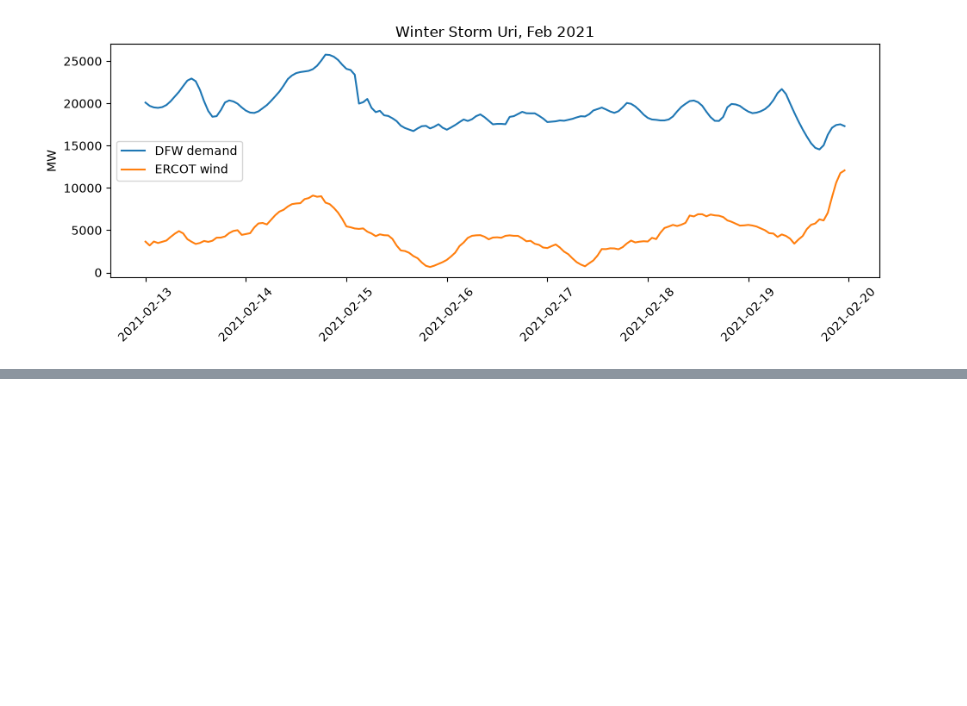
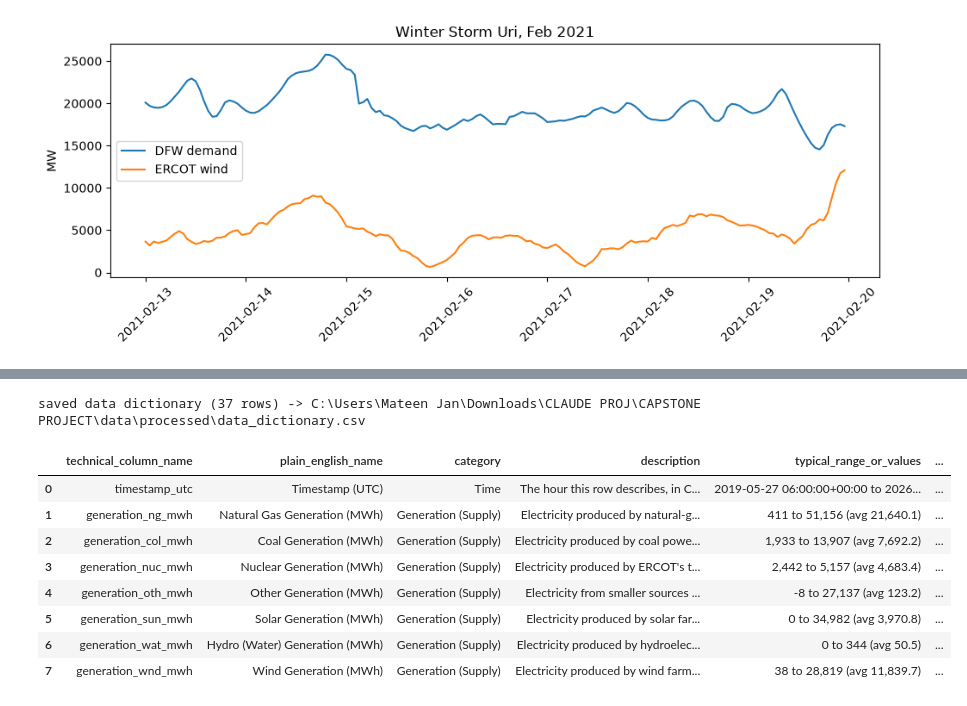
Before and after one commit to Mateen1367/dfw-ercot-capstone, a Jupyter notebook: notebooks/01_clean_and_explore.ipynb, the cells around one changed output, grey strips where cells are left out. Saved outputs shown, nothing was run; the diff lists cells and outputs as text; code cells hidden in the pictures; blank space fills up the shorter version.

```diff
--- a/notebooks/01_clean_and_explore.ipynb
+++ b/notebooks/01_clean_and_explore.ipynb
@@ -356,0 +414,40 @@ plt.xticks(rotation=45); plt.tight_layout(); plt.show()
+# %%
+DICT_CSV = PROJECT_DIR / "data" / "processed" / "data_dictionary.csv"
+
+rows = []
+for col in df.columns:
+    friendly, category, description = COLUMN_INFO[col]
+    s = df[col]
+    if pd.api.types.is_datetime64_any_dtype(s):
+        typical_range = f"{s.min()} to {s.max()}"
+    elif pd.api.types.is_numeric_dtype(s) and s.notna().any() and col not in ("year", "month", "hour_local", "dow_local", "is_weekend", "timestamp_repaired"):
+        typical_range = f"{s.min():,.0f} to {s.max():,.0f}  (avg {s.mean():,.1f})"
+    elif s.notna().any():
+        typical_range = ", ".join(sorted(map(str, s.dropna().unique()))[:8])
+    else:
+        typical_range = ""
+    rows.append({
+        "technical_column_name": col,
+        "plain_english_name": friendly,
+        "category": category,
+        "description": description,
+        "typical_range_or_values": typical_range,
+        "percent_missing": round(100 * s.isna().mean(), 2),
+    })
+
+data_dictionary = pd.DataFrame(rows)
+DICT_CSV.parent.mkdir(parents=True, exist_ok=True)
+data_dictionary.to_csv(DICT_CSV, index=False)
+print(f"saved data dictionary ({len(data_dictionary)} rows) -> {DICT_CSV}")
+data_dictionary.head(8)
+# %% [output]
+saved data dictionary (37 rows) -> C:\Users\Mateen Jan\Downloads\CLAUDE PROJ\CAPSTONE PROJECT\data\processed\data_dictionary.csv
+|  | technical_column_name | plain_english_name | category | description | typical_range_or_values | ... |
+| 0 | timestamp_utc | Timestamp (UTC) | Time | The hour this row describes, in C... | 2019-05-27 06:00:00+00:00 to 2026... | ... |
+| 1 | generation_ng_mwh | Natural Gas Generation (MWh) | Generation (Supply) | Electricity produced by natural-g... | 411 to 51,156 (avg 21,640.1) | ... |
+| 2 | generation_col_mwh | Coal Generation (MWh) | Generation (Supply) | Electricity produced by coal powe... | 1,933 to 13,907 (avg 7,692.2) | ... |
+| 3 | generation_nuc_mwh | Nuclear Generation (MWh) | Generation (Supply) | Electricity produced by ERCOT's t... | 2,442 to 5,157 (avg 4,683.4) | ... |
+| 4 | generation_oth_mwh | Other Generation (MWh) | Generation (Supply) | Electricity from smaller sources ... | -8 to 27,137 (avg 123.2) | ... |
+| 5 | generation_sun_mwh | Solar Generation (MWh) | Generation (Supply) | Electricity produced by solar far... | 0 to 34,982 (avg 3,970.8) | ... |
+| 6 | generation_wat_mwh | Hydro (Water) Generation (MWh) | Generation (Supply) | Electricity produced by hydroelec... | 0 to 344 (avg 50.5) | ... |
+| 7 | generation_wnd_mwh | Wind Generation (MWh) | Generation (Supply) | Electricity produced by wind farm... | 38 to 28,819 (avg 11,839.7) | ... |
```
Also changed, not shown: parts of 4 cells of this notebook, 2 other files.
